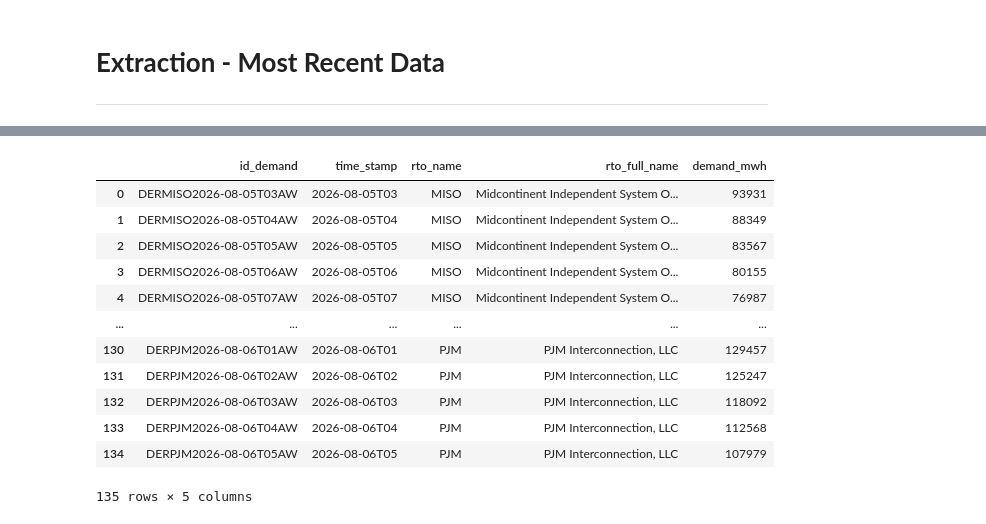
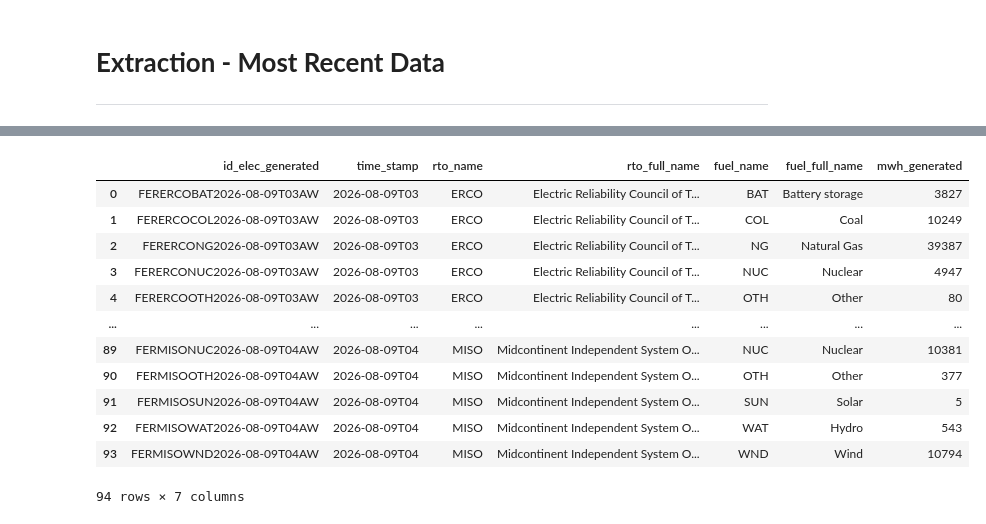
Before and after one commit to comradelouis-ftj/US_RTO_Electricity_Demand_Dashboard_and_Forecasting, a Jupyter notebook: data_processing/extraction.ipynb, the cells around one changed output, grey strips where cells are left out. Saved outputs shown, nothing was run; the diff lists cells and outputs as text; code cells hidden in the pictures.

```diff
--- a/data_processing/extraction.ipynb
+++ b/data_processing/extraction.ipynb
@@ -169,21 +169,21 @@ Finished updating materialized view
 # %%
 f, _ = res['raw_fuel_electricity_generation']
 d, _ = res['raw_rto_demand']
-d
+f
 # %% [output]
-|  | id_demand | time_stamp | rto_name | rto_full_name | demand_mwh |
-| 0 | DERMISO2026-08-05T03AW | 2026-08-05T03 | MISO | Midcontinent Independent System O... | 93931 |
-| 1 | DERMISO2026-08-05T04AW | 2026-08-05T04 | MISO | Midcontinent Independent System O... | 88349 |
-| 2 | DERMISO2026-08-05T05AW | 2026-08-05T05 | MISO | Midcontinent Independent System O... | 83567 |
-| 3 | DERMISO2026-08-05T06AW | 2026-08-05T06 | MISO | Midcontinent Independent System O... | 80155 |
-| 4 | DERMISO2026-08-05T07AW | 2026-08-05T07 | MISO | Midcontinent Independent System O... | 76987 |
-| ... | ... | ... | ... | ... | ... |
-| 130 | DERPJM2026-08-06T01AW | 2026-08-06T01 | PJM | PJM Interconnection, LLC | 129457 |
-| 131 | DERPJM2026-08-06T02AW | 2026-08-06T02 | PJM | PJM Interconnection, LLC | 125247 |
-| 132 | DERPJM2026-08-06T03AW | 2026-08-06T03 | PJM | PJM Interconnection, LLC | 118092 |
-| 133 | DERPJM2026-08-06T04AW | 2026-08-06T04 | PJM | PJM Interconnection, LLC | 112568 |
-| 134 | DERPJM2026-08-06T05AW | 2026-08-06T05 | PJM | PJM Interconnection, LLC | 107979 |
+|  | id_elec_generated | time_stamp | rto_name | rto_full_name | fuel_name | fuel_full_name | mwh_generated |
+| 0 | FERERCOBAT2026-08-09T03AW | 2026-08-09T03 | ERCO | Electric Reliability Council of T... | BAT | Battery storage | 3827 |
+| 1 | FERERCOCOL2026-08-09T03AW | 2026-08-09T03 | ERCO | Electric Reliability Council of T... | COL | Coal | 10249 |
+| 2 | FERERCONG2026-08-09T03AW | 2026-08-09T03 | ERCO | Electric Reliability Council of T... | NG | Natural Gas | 39387 |
+| 3 | FERERCONUC2026-08-09T03AW | 2026-08-09T03 | ERCO | Electric Reliability Council of T... | NUC | Nuclear | 4947 |
+| 4 | FERERCOOTH2026-08-09T03AW | 2026-08-09T03 | ERCO | Electric Reliability Council of T... | OTH | Other | 80 |
+| ... | ... | ... | ... | ... | ... | ... | ... |
+| 89 | FERMISONUC2026-08-09T04AW | 2026-08-09T04 | MISO | Midcontinent Independent System O... | NUC | Nuclear | 10381 |
+| 90 | FERMISOOTH2026-08-09T04AW | 2026-08-09T04 | MISO | Midcontinent Independent System O... | OTH | Other | 377 |
+| 91 | FERMISOSUN2026-08-09T04AW | 2026-08-09T04 | MISO | Midcontinent Independent System O... | SUN | Solar | 5 |
+| 92 | FERMISOWAT2026-08-09T04AW | 2026-08-09T04 | MISO | Midcontinent Independent System O... | WAT | Hydro | 543 |
+| 93 | FERMISOWND2026-08-09T04AW | 2026-08-09T04 | MISO | Midcontinent Independent System O... | WND | Wind | 10794 |
-135 rows × 5 columns
+94 rows × 7 columns
 # %%
 df_mlready, path_df_mlready = extract_view_to_df(username_postgres=username_postgres, pw_postgres=pw_postgres, db_name=db_name)
 df_mlready
```
Also changed, not shown: parts of 8 cells of this notebook, 16 other files.
